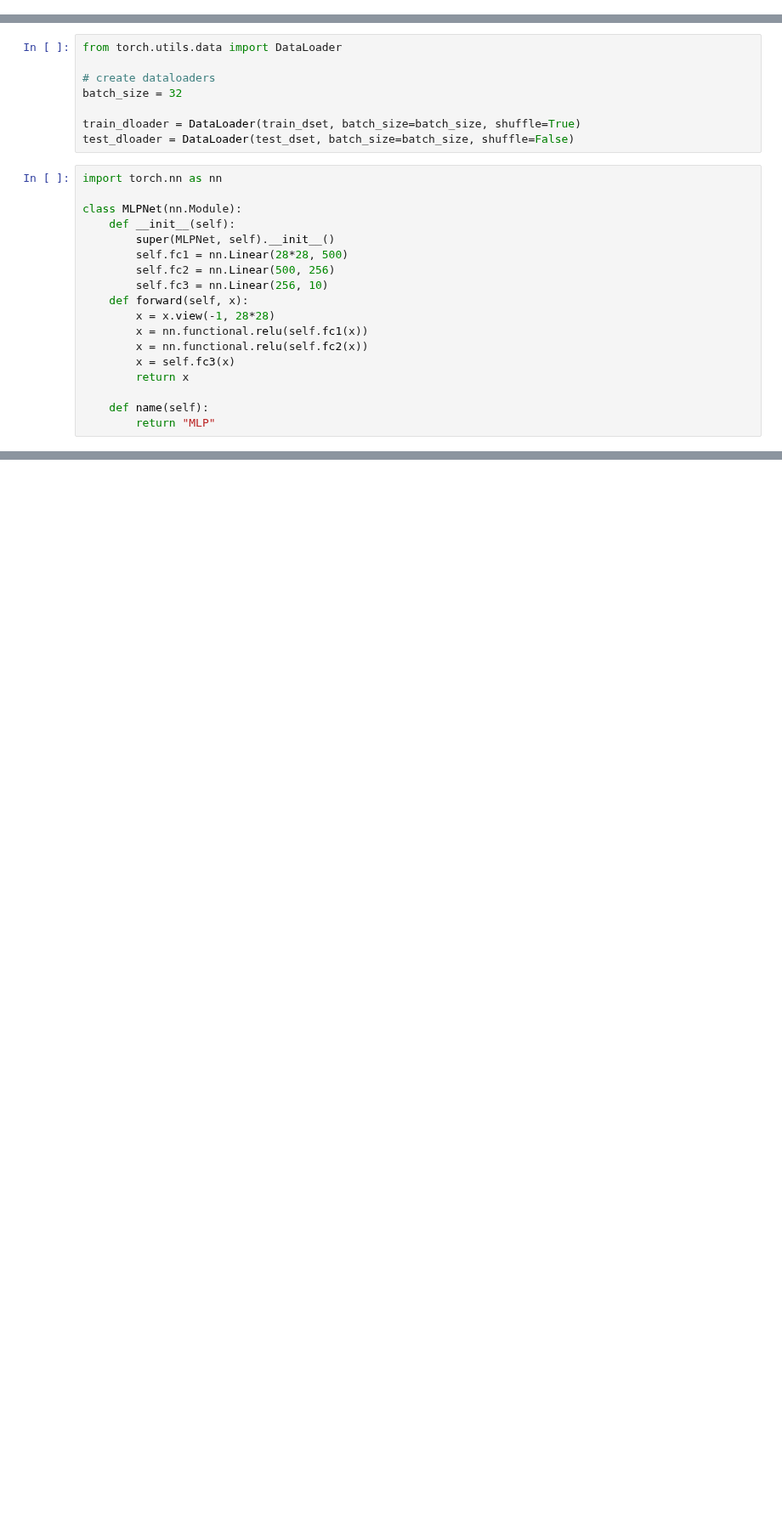
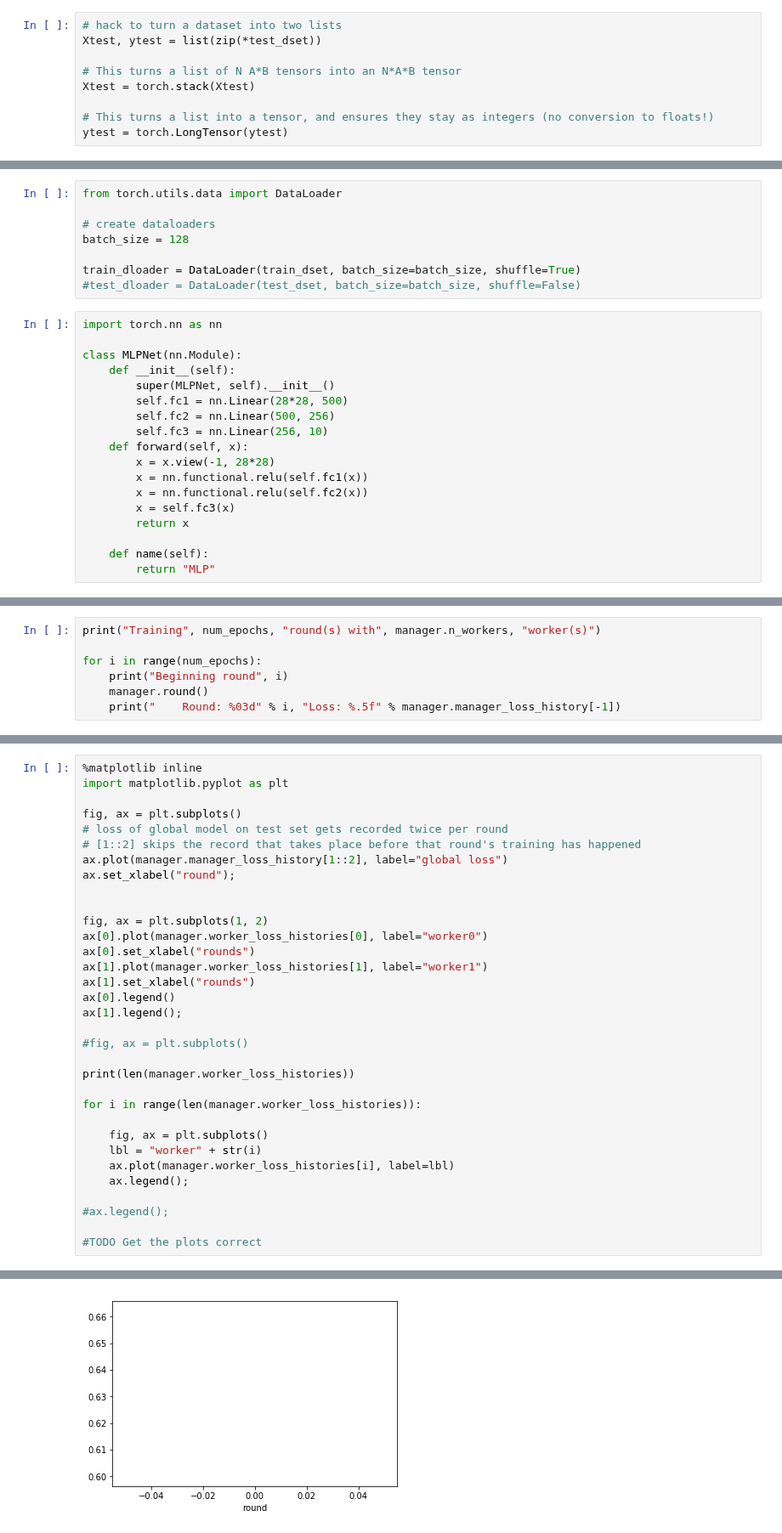
Before and after one commit to rmicallef/bfpytorch, a Jupyter notebook: MNIST-fed-cleanup.ipynb, the cells around one changed output, grey strips where cells are left out. Shown at 85% size. Cells and saved outputs as stored; diff of their text form; blank space fills up the shorter version.

```diff
--- a/MNIST-fed-cleanup.ipynb
+++ b/MNIST-fed-cleanup.ipynb
@@ -20,3 +26,12 @@ trans = transforms.Compose([transforms.ToTensor(), transforms.Normalize((0.5,),
 # pytorch datasets that download MNIST set as needed; used only to download files
 train_dset = dsets.MNIST(root=data_path, download=False, train=True, transform=trans)
 test_dset = dsets.MNIST(root=data_path, download=False, train=False, transform=trans)
+# %%
+# hack to turn a dataset into two lists
+Xtest, ytest = list(zip(*test_dset))
+
+# This turns a list of N A*B tensors into an N*A*B tensor
+Xtest = torch.stack(Xtest)
+
+# This turns a list into a tensor, and ensures they stay as integers (no conversion to floats!)
+ytest = torch.LongTensor(ytest)
@@ -24,10 +42,10 @@ test_dset = dsets.MNIST(root=data_path, download=False, train=False, transform=t
 from torch.utils.data import DataLoader
 
 # create dataloaders
-batch_size = 32
+batch_size = 128
 
 train_dloader = DataLoader(train_dset, batch_size=batch_size, shuffle=True)
-test_dloader = DataLoader(test_dset, batch_size=batch_size, shuffle=False)
+#test_dloader = DataLoader(test_dset, batch_size=batch_size, shuffle=False)
 # %%
 import torch.nn as nn
 
@@ -167,0 +137,7 @@ RuntimeError: bool value of Tensor with more than one value is ambiguous
+# %%
+print("Training", num_epochs, "round(s) with", manager.n_workers, "worker(s)")
+
+for i in range(num_epochs):
+    print("Beginning round", i)
+    manager.round()
+    print("    Round: %03d" % i, "Loss: %.5f" % manager.manager_loss_history[-1])
@@ -167,0 +158,34 @@ RuntimeError: bool value of Tensor with more than one value is ambiguous
+# %%
+%matplotlib inline
+import matplotlib.pyplot as plt
+
+fig, ax = plt.subplots()
+# loss of global model on test set gets recorded twice per round
+# [1::2] skips the record that takes place before that round's training has happened
+ax.plot(manager.manager_loss_history[1::2], label="global loss")
+ax.set_xlabel("round");
+
+
+fig, ax = plt.subplots(1, 2)
+ax[0].plot(manager.worker_loss_histories[0], label="worker0")
+ax[0].set_xlabel("rounds")
+ax[1].plot(manager.worker_loss_histories[1], label="worker1")
+ax[1].set_xlabel("rounds")
+ax[0].legend()
+ax[1].legend();
+
+#fig, ax = plt.subplots()
+
+print(len(manager.worker_loss_histories))
+
+for i in range(len(manager.worker_loss_histories)):
+
+    fig, ax = plt.subplots()
+    lbl = "worker" + str(i)
+    ax.plot(manager.worker_loss_histories[i], label=lbl)
+    ax.legend();
+
+#ax.legend();
+
+#TODO Get the plots correct
+# %% [output]
@@ -167,0 +193 @@ RuntimeError: bool value of Tensor with more than one value is ambiguous
+[figure, added]
```
Also changed, not shown: parts of 11 cells of this notebook, 1 other file.
